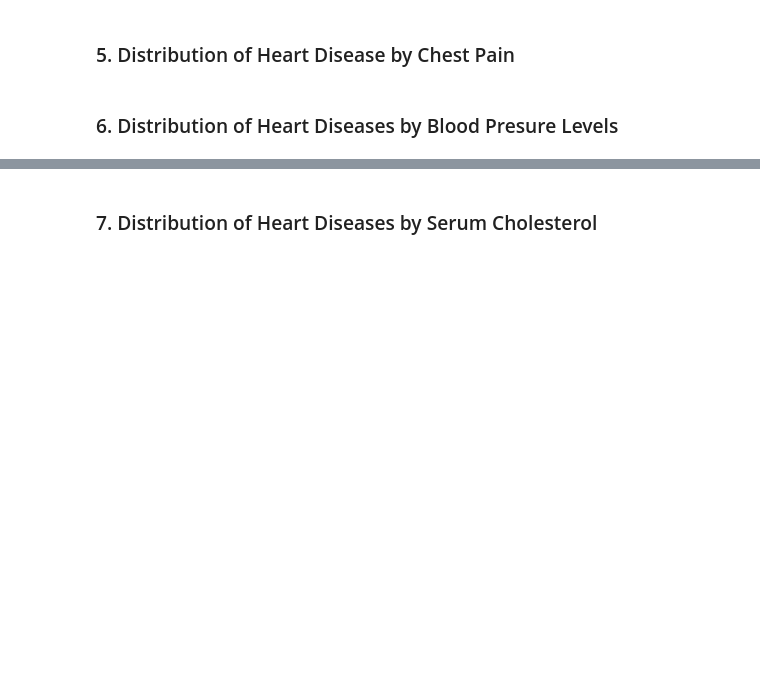
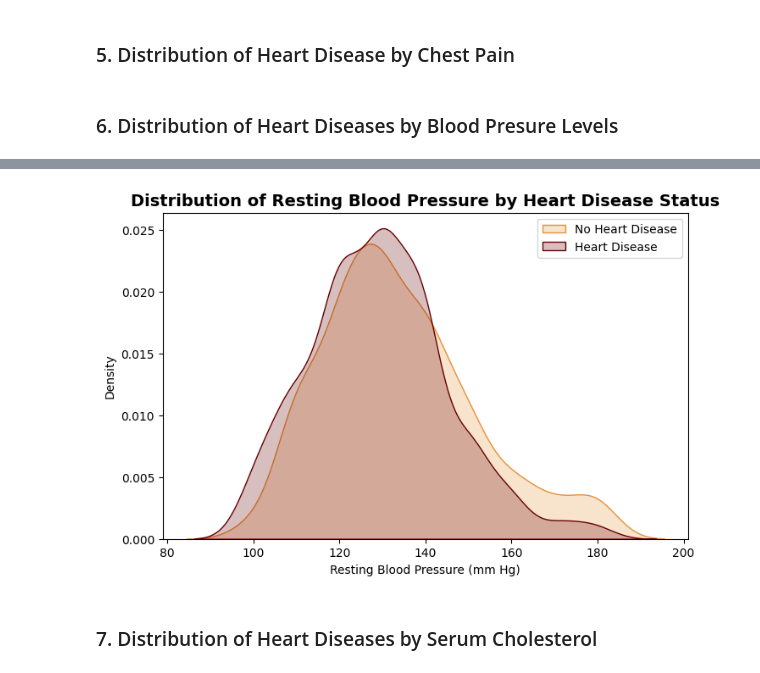
Before and after one commit to MartinKyng/Healthcare, a Jupyter notebook: main.ipynb, the cells around one changed output, grey strips where cells are left out. Drawn from its saved outputs; the diff is of its cells as text; code cells hidden in the pictures; blank space fills up the shorter version.

Commit message:
added new plots and visuals

```diff
--- a/main.ipynb
+++ b/main.ipynb
@@ -351,3 +353,17 @@ plt.close()
+# %%
+
+plt.figure(figsize=(8,5))
+sns.kdeplot(df[df['target']==0]['trestbps'], fill=True, label='No Heart Disease', color=color[0])
+sns.kdeplot(df[df['target']==1]['trestbps'], fill=True, label='Heart Disease', color=color[1])
+plt.title('Distribution of Resting Blood Pressure by Heart Disease Status', fontsize=14, weight='bold')
+plt.xlabel('Resting Blood Pressure (mm Hg)')
+plt.ylabel('Density')
+plt.legend()
+plt.savefig(out_dir / "dist of heartdisease by Blood Pressure.png", bbox_inches='tight')
+plt.show()
+plt.close()
+# %% [output]
+[figure, added]
 # %% [markdown]
 ### 7. Distribution of Heart Diseases by Serum Cholesterol
 # %%
```
Also changed, not shown: parts of 6 cells of this notebook, 6 other files.
